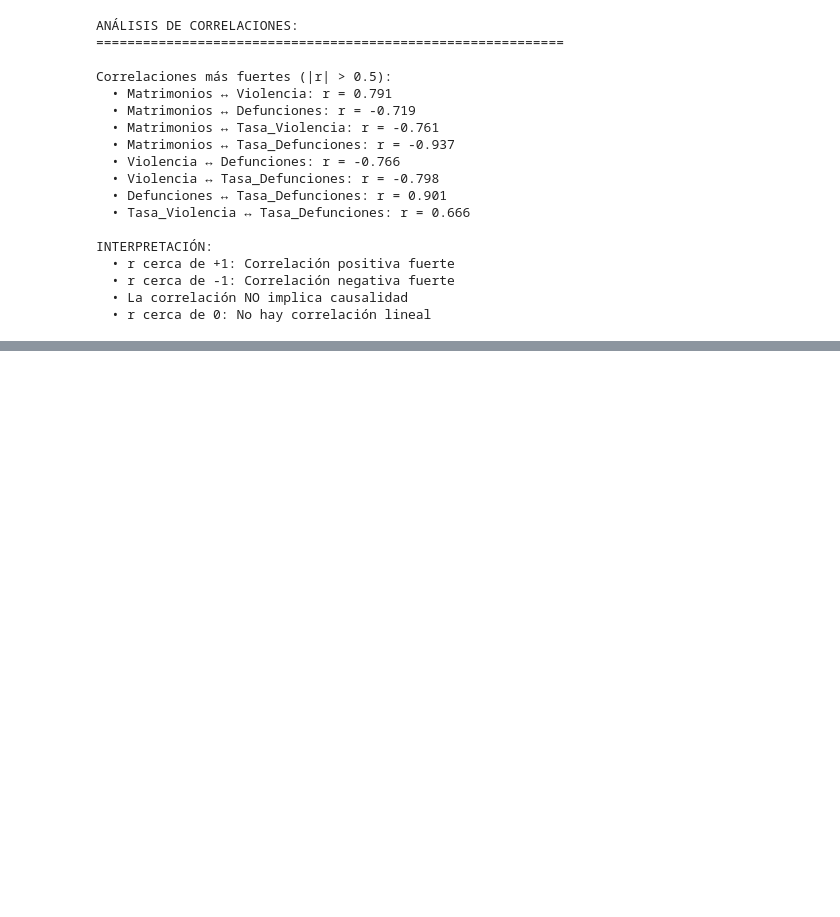
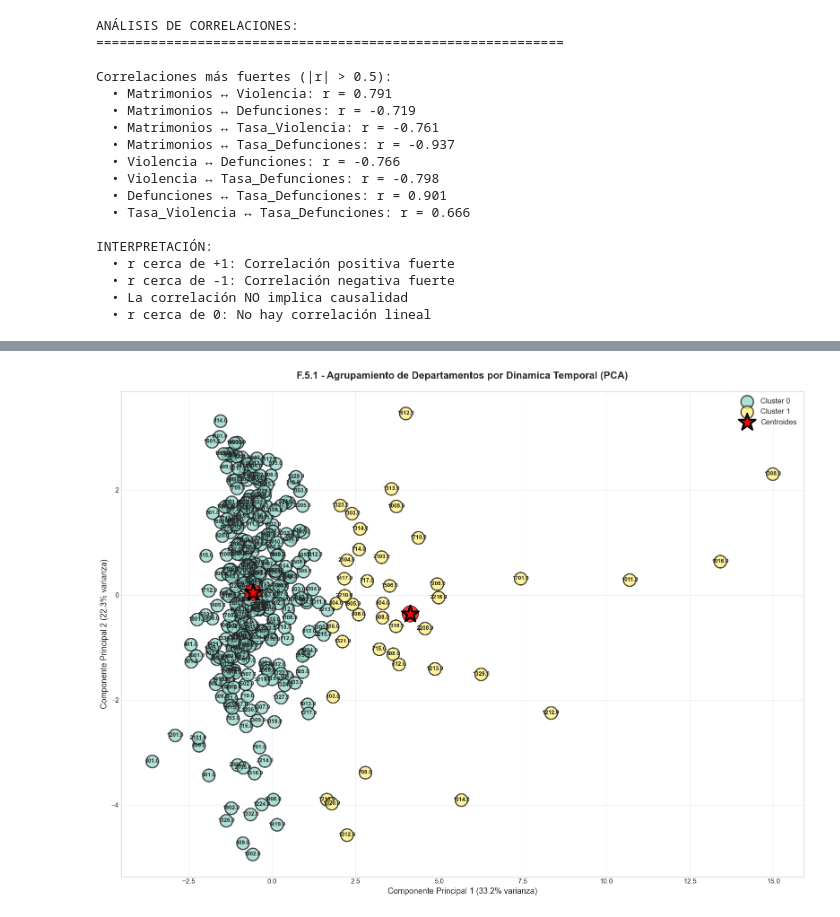
Before and after one commit to FerAHMz/proy1-md, a Jupyter notebook: caso_base.ipynb, the cells around one changed output, grey strips where cells are left out. Saved outputs shown, nothing was run; the diff lists cells and outputs as text; code cells hidden in the pictures; blank space fills up the shorter version.

```diff
--- a/caso_base.ipynb
+++ b/caso_base.ipynb
@@ -2621,0 +3344,85 @@ riguroso y objetivo.
+# %%
+# F.5.1 - VISUALIZACION CON PCA
+print("\n" + "="*80)
+print("F.5.1 - VISUALIZACION DE CLUSTERS CON PCA")
+print("="*80)
+
+# Reducir a 2 dimensiones con PCA
+pca = PCA(n_components=2)
+datos_pca = pca.fit_transform(datos_normalizados)
+
+print(f"Varianza explicada por componentes principales:")
+print(f"  - PC1: {pca.explained_variance_ratio_[0]*100:.2f}%")
+print(f"  - PC2: {pca.explained_variance_ratio_[1]*100:.2f}%")
+print(f"  - Total en 2D: {sum(pca.explained_variance_ratio_)*100:.2f}%")
+
+if sum(pca.explained_variance_ratio_) < 0.5:
+    print(f"\n  ADVERTENCIA: Solo {sum(pca.explained_variance_ratio_)*100:.1f}% de varianza explicada")
+    print(f"     La visualizacion 2D es limitada, los datos son mas complejos")
+elif sum(pca.explained_variance_ratio_) < 0.7:
+    print(f"\n  OK - Visualizacion 2D aceptable ({sum(pca.explained_variance_ratio_)*100:.1f}% varianza)")
+else:
+    print(f"\n  OK - Visualizacion 2D muy representativa ({sum(pca.explained_variance_ratio_)*100:.1f}% varianza)")
+
+# Crear DataFrame para visualización
+df_viz = pd.DataFrame(datos_pca, columns=['PC1', 'PC2'], index=df_features_clean.index)
+df_viz['Cluster'] = df_features_clean['Cluster']
+
+# Gráfico de dispersión
+fig, ax = plt.subplots(figsize=(16, 12))
+
+# Usar paleta de colores distintiva
+colores = plt.cm.Set3(np.linspace(0, 1, k_optimo))
+
+for i in range(k_optimo):
+    cluster_data = df_viz[df_viz['Cluster'] == i]
+    ax.scatter(cluster_data['PC1'], cluster_data['PC2'],
+               c=[colores[i]], s=400, alpha=0.7,
+               edgecolors='black', linewidth=2,
+               label=f'Cluster {i}')
+
+    # Etiquetar departamentos
+    for idx, row in cluster_data.iterrows():
+        # Acortar nombres largos
+        nombre_depto = str(idx)[:15] if len(str(idx)) > 15 else str(idx)
+        ax.annotate(nombre_depto, (row['PC1'], row['PC2']),
+                   fontsize=9, fontweight='bold', ha='center', va='center')
+
+# Marcar centroides
+centroides_pca = pca.transform(kmeans_final.cluster_centers_)
+ax.scatter(centroides_pca[:, 0], centroides_pca[:, 1],
+           c='red', s=800, marker='*',
+           edgecolors='black', linewidth=3,
+           label='Centroides', zorder=5)
+
+# Agregar etiquetas a centroides
+for i, centroide in enumerate(centroides_pca):
+    ax.annotate(f'C{i}', (centroide[0], centroide[1]),
+               fontsize=14, fontweight='bold',
+               ha='center', va='center', color='white',
+               bbox=dict(boxstyle='circle', facecolor='red', alpha=0.8))
+
+ax.set_title('F.5.1 - Agrupamiento de Departamentos por Dinamica Temporal (PCA)',
+             fontsize=16, fontweight='bold', pad=20)
+ax.set_xlabel(f'Componente Principal 1 ({pca.explained_variance_ratio_[0]*100:.1f}% varianza)',
+              fontsize=13)
+ax.set_ylabel(f'Componente Principal 2 ({pca.explained_variance_ratio_[1]*100:.1f}% varianza)',
+              fontsize=13)
+ax.legend(loc='best', fontsize=12, framealpha=0.9)
+ax.grid(True, alpha=0.3)
+
+plt.tight_layout()
+plt.show()
+
+print("\n" + "="*60)
+print("INTERPRETACION DEL GRAFICO PCA:")
+print("="*60)
+print("- Cada punto representa un DEPARTAMENTO")
+print("- Departamentos cercanos tienen dinamicas temporales similares")
+print("- Los colores representan los clusters identificados por K-Means")
+print("- Las estrellas rojas son los centroides de cada cluster")
+print("- La distancia refleja diferencias en patrones de cambio temporal")
+print("\nNOTA IMPORTANTE:")
+print("  Este agrupamiento NO se basa en valores absolutos de casos,")
+print("  sino en PATRONES DE CAMBIO: crecimiento, volatilidad, tendencias")
+# %% [output]
@@ -2621,0 +3438 @@ riguroso y objetivo.
+[figure, added]
```
Also changed, not shown: parts of 19 cells of this notebook.
